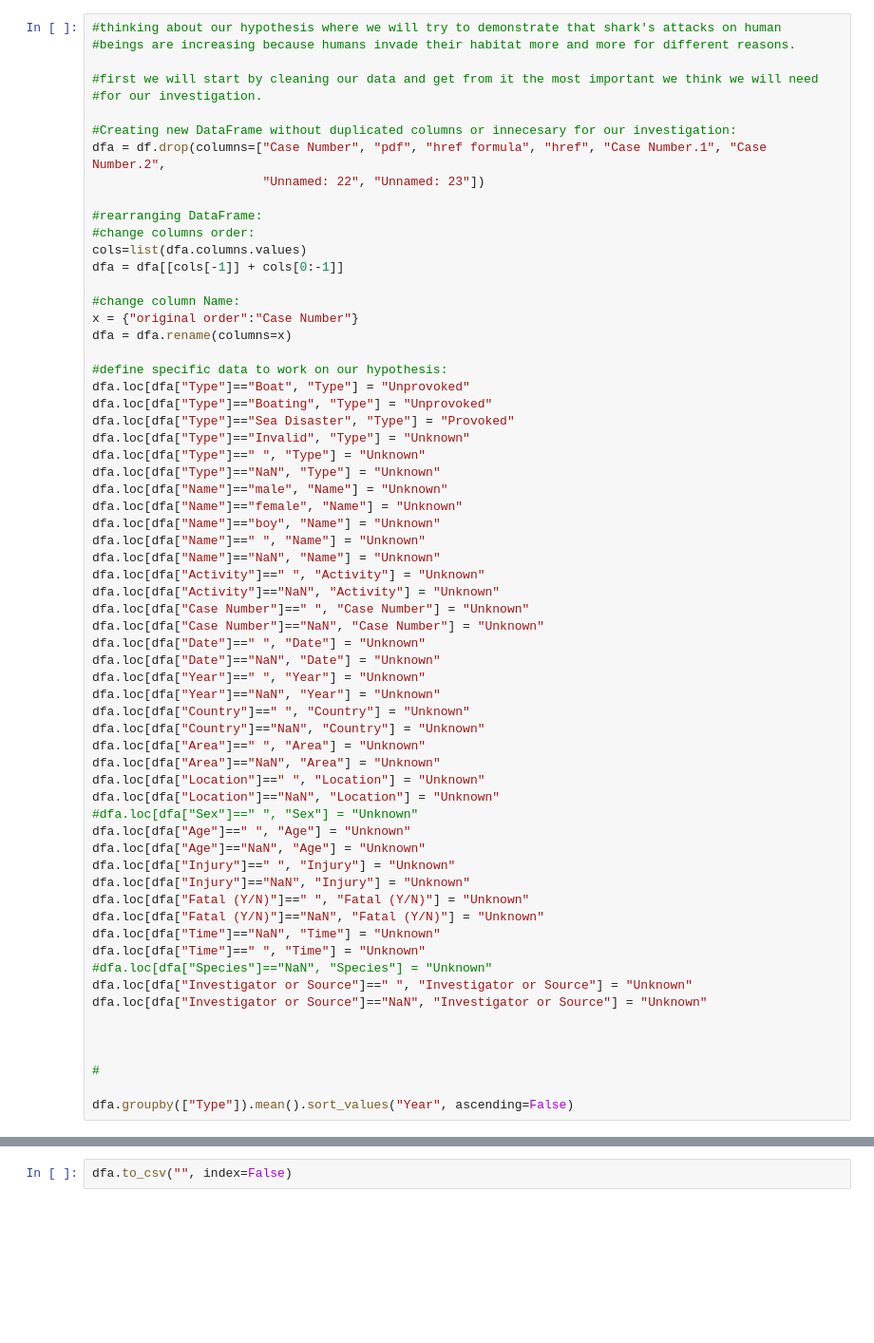
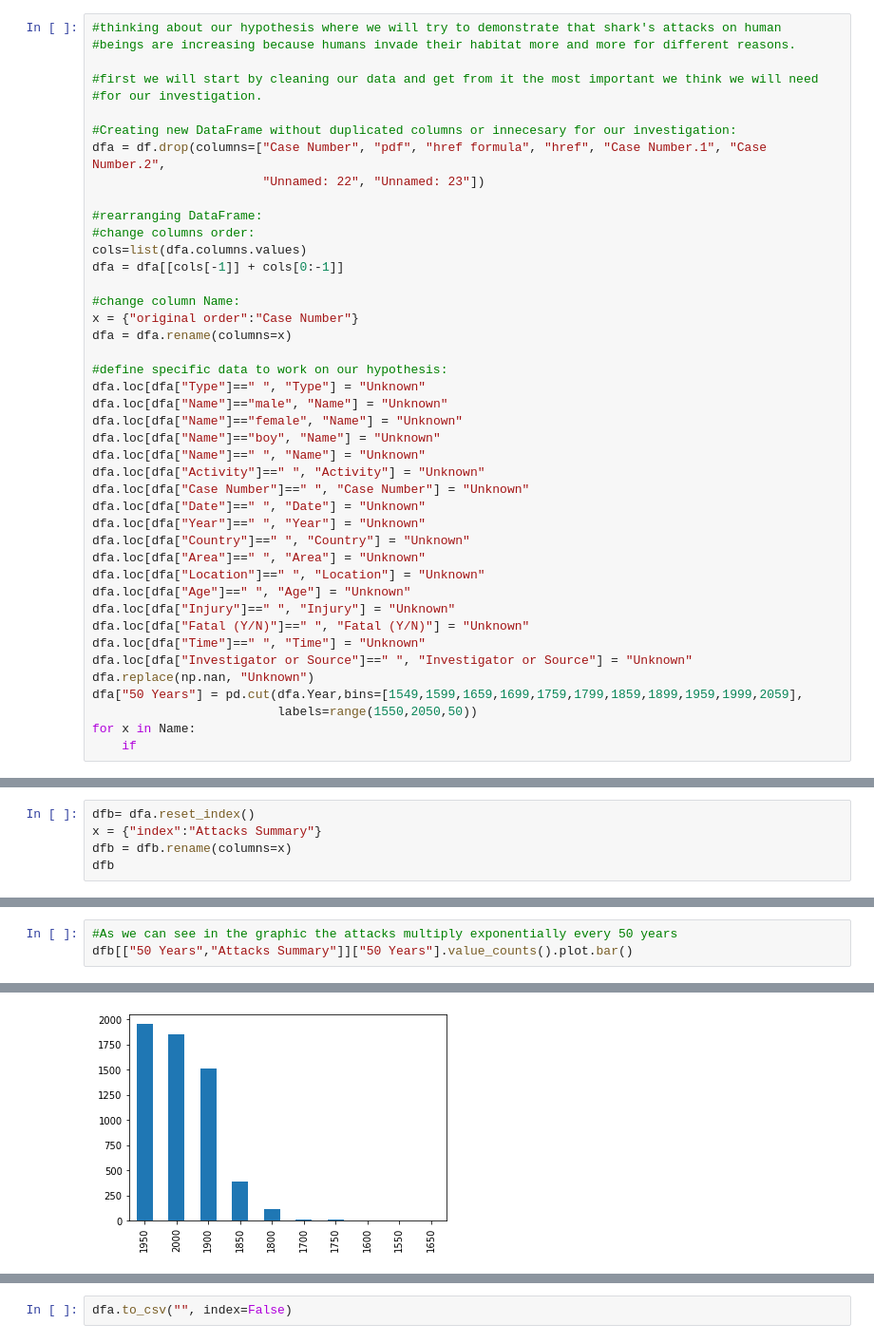
Before and after one commit to fabianlojo/Pandas-Project, a Jupyter notebook: Untitled.ipynb, the cells around one changed output, grey strips where cells are left out. Shown at 95% size. Cells and saved outputs as stored; diff of their text form; blank space fills up the shorter version.

```diff
--- a/Untitled.ipynb
+++ b/Untitled.ipynb
@@ -48,47 +44,26 @@ x = {"original order":"Case Number"}
 dfa = dfa.rename(columns=x)
 
 #define specific data to work on our hypothesis:
-dfa.loc[dfa["Type"]=="Boat", "Type"] = "Unprovoked"
-dfa.loc[dfa["Type"]=="Boating", "Type"] = "Unprovoked"
-dfa.loc[dfa["Type"]=="Sea Disaster", "Type"] = "Provoked"
-dfa.loc[dfa["Type"]=="Invalid", "Type"] = "Unknown"
 dfa.loc[dfa["Type"]==" ", "Type"] = "Unknown"
-dfa.loc[dfa["Type"]=="NaN", "Type"] = "Unknown"
 dfa.loc[dfa["Name"]=="male", "Name"] = "Unknown"
 dfa.loc[dfa["Name"]=="female", "Name"] = "Unknown"
 dfa.loc[dfa["Name"]=="boy", "Name"] = "Unknown"
 dfa.loc[dfa["Name"]==" ", "Name"] = "Unknown"
-dfa.loc[dfa["Name"]=="NaN", "Name"] = "Unknown"
 dfa.loc[dfa["Activity"]==" ", "Activity"] = "Unknown"
-dfa.loc[dfa["Activity"]=="NaN", "Activity"] = "Unknown"
 dfa.loc[dfa["Case Number"]==" ", "Case Number"] = "Unknown"
-dfa.loc[dfa["Case Number"]=="NaN", "Case Number"] = "Unknown"
 dfa.loc[dfa["Date"]==" ", "Date"] = "Unknown"
-dfa.loc[dfa["Date"]=="NaN", "Date"] = "Unknown"
 dfa.loc[dfa["Year"]==" ", "Year"] = "Unknown"
-dfa.loc[dfa["Year"]=="NaN", "Year"] = "Unknown"
 dfa.loc[dfa["Country"]==" ", "Country"] = "Unknown"
-dfa.loc[dfa["Country"]=="NaN", "Country"] = "Unknown"
 dfa.loc[dfa["Area"]==" ", "Area"] = "Unknown"
-dfa.loc[dfa["Area"]=="NaN", "Area"] = "Unknown"
 dfa.loc[dfa["Location"]==" ", "Location"] = "Unknown"
-dfa.loc[dfa["Location"]=="NaN", "Location"] = "Unknown"
-#dfa.loc[dfa["Sex"]==" ", "Sex"] = "Unknown"
 dfa.loc[dfa["Age"]==" ", "Age"] = "Unknown"
-dfa.loc[dfa["Age"]=="NaN", "Age"] = "Unknown"
 dfa.loc[dfa["Injury"]==" ", "Injury"] = "Unknown"
-dfa.loc[dfa["Injury"]=="NaN", "Injury"] = "Unknown"
 dfa.loc[dfa["Fatal (Y/N)"]==" ", "Fatal (Y/N)"] = "Unknown"
-dfa.loc[dfa["Fatal (Y/N)"]=="NaN", "Fatal (Y/N)"] = "Unknown"
-dfa.loc[dfa["Time"]=="NaN", "Time"] = "Unknown"
 dfa.loc[dfa["Time"]==" ", "Time"] = "Unknown"
-#dfa.loc[dfa["Species"]=="NaN", "Species"] = "Unknown"
 dfa.loc[dfa["Investigator or Source"]==" ", "Investigator or Source"] = "Unknown"
-dfa.loc[dfa["Investigator or Source"]=="NaN", "Investigator or Source"] = "Unknown"
-
-
-
-#
-
-dfa.groupby(["Type"]).mean().sort_values("Year", ascending=False)
+dfa.replace(np.nan, "Unknown")
+dfa["50 Years"] = pd.cut(dfa.Year,bins=[1549,1599,1659,1699,1759,1799,1859,1899,1959,1999,2059],
+                         labels=range(1550,2050,50))
+for x in Name:
+    if
 # %% [output]
@@ -99,0 +83,5 @@ dfa.groupby(["Type"]).mean().sort_values("Year", ascending=False)
+# %%
+dfb= dfa.reset_index()
+x = {"index":"Attacks Summary"}
+dfb = dfb.rename(columns=x)
+dfb
@@ -99,0 +102,4 @@ dfa.groupby(["Type"]).mean().sort_values("Year", ascending=False)
+# %%
+#As we can see in the graphic the attacks multiply exponentially every 50 years
+dfb[["50 Years","Attacks Summary"]]["50 Years"].value_counts().plot.bar()
+# %% [output]
@@ -99,0 +107 @@ dfa.groupby(["Type"]).mean().sort_values("Year", ascending=False)
+[figure, added]
```
Also changed, not shown: parts of 5 cells of this notebook, 4 other files.
